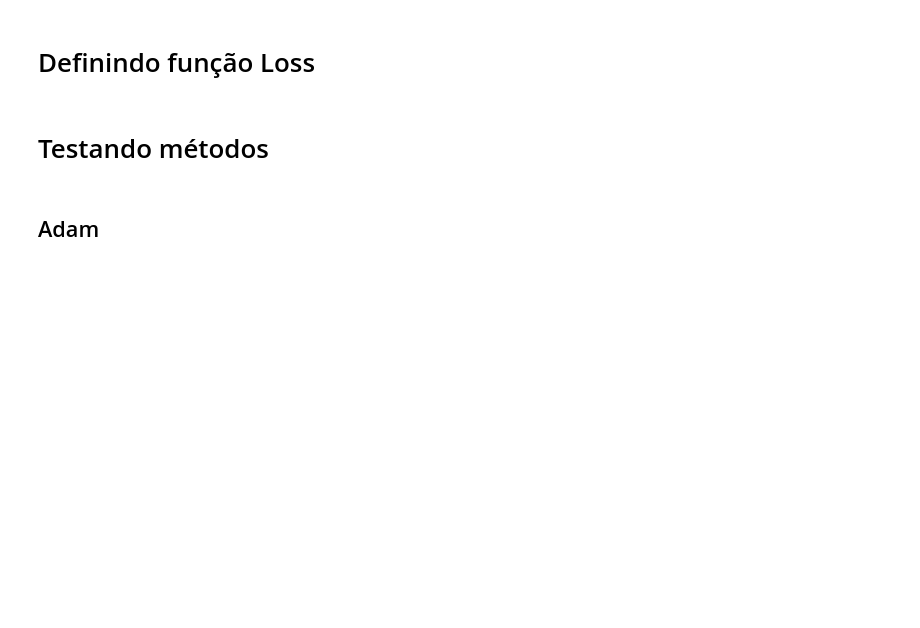
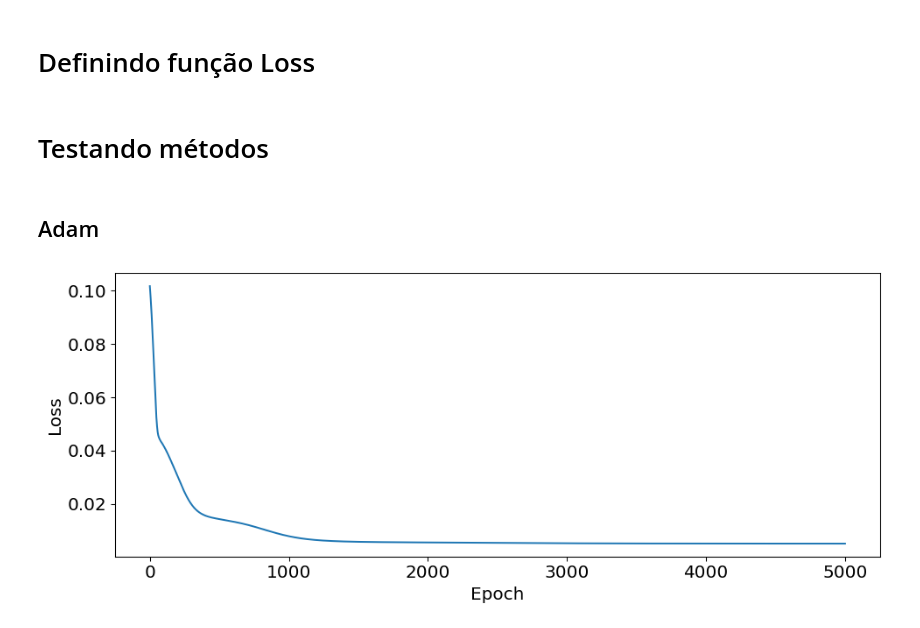
Before and after one commit to silash35/ENGG11, a Jupyter notebook: src/pinn-optimization.ipynb, the cells around one changed output. Drawn from its saved outputs; the diff is of its cells as text; code cells hidden in the pictures; blank space fills up the shorter version.

```diff
--- a/src/pinn-optimization.ipynb
+++ b/src/pinn-optimization.ipynb
@@ -51,9 +51,9 @@ torch.manual_seed(42)
 class BaseModel(nn.Module):
     def __init__(self):
         super().__init__()
-        input_size = 1
+        input_size = 1  # t
         hidden_size = 16
-        output_size = 3
+        output_size = 3  # h1, h2, cv2
 
         self.hidden_layer = nn.Sequential(
             nn.Linear(input_size, hidden_size),
@@ -64,7 +64,8 @@ class BaseModel(nn.Module):
         )
 
     def forward(self, x):
-        return self.hidden_layer((x * 2) / torch.max(t_tensor)) ** 2
+        output = self.hidden_layer(((x * 2) / torch.max(t_tensor)) - 1)
+        return output**2
 # %% [markdown]
 # Definindo função Loss
 # %%
@@ -113,29 +114,35 @@ def loss_fn(model, t):
 # %% [markdown]
 ## Adam
 # %%
+from plots import plot_loss
+
 Adam_model = BaseModel()
 
-optimizer = torch.optim.Adam(Adam_model.parameters(), lr=0.01)
+optimizer = torch.optim.Adam(Adam_model.parameters(), lr=0.001)
 
 # Listas vazias que usaremos para montar o gráfico do loss
 loss_values = []
 epoch_count = []
 
 
 # O Loop de treinamento
 for epoch in range(5000):
     # Coloca o modelo no modo de treinamento
     Adam_model.train()
 
     # Calcula o loss usando a nossa função loss.
     loss = loss_fn(Adam_model, t_tensor)
 
     # Ajusta os valores do modelo + detalhes de implementação do PyTorch. Não precisa se importar com isso, pelo menos por enquanto.
     optimizer.zero_grad()
     loss.backward()
     optimizer.step()
 
     # Guarda os valores de loss após cada época, isso vai nos ajudar a montar gráficos depois.
     epoch_count.append(epoch)
     loss_values.append(loss.detach().numpy())
+
+plot_loss(loss_values, epoch_count)
+# %% [output]
+[figure, added]
 # %%
```
Also changed, not shown: parts of 3 cells of this notebook, 2 other files.
